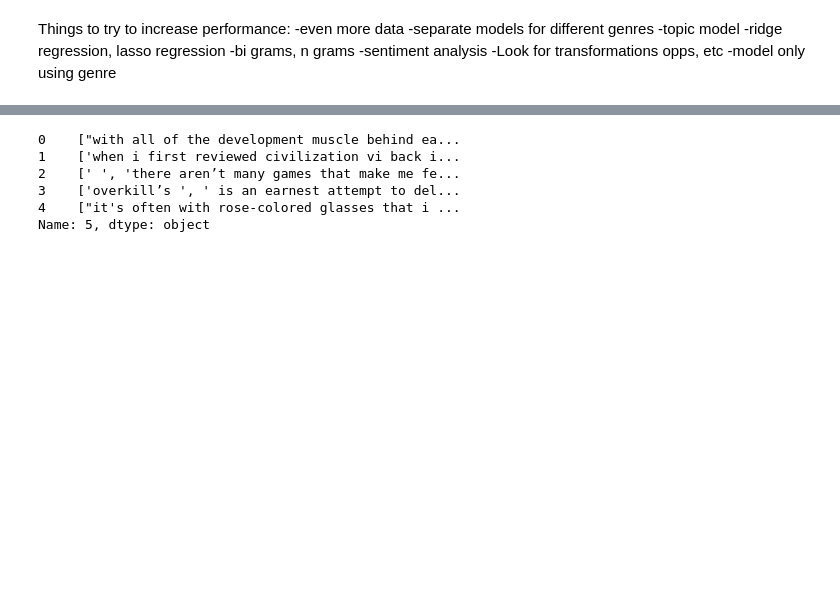
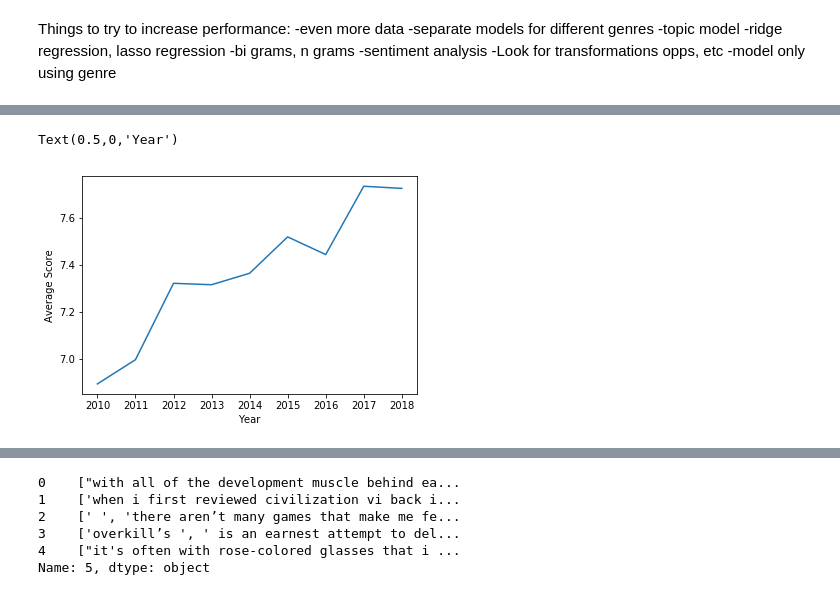
Before and after one commit to swgleave/Video-Game-Review-Score, a Jupyter notebook: Review Prediction-Combining 2nd dataset-Neural Networks.ipynb, the cells around one changed output, grey strips where cells are left out. Cells and saved outputs as stored; diff of their text form; code cells hidden in the pictures; blank space fills up the shorter version.

```diff
--- a/Review Prediction-Combining 2nd dataset-Neural Networks.ipynb
+++ b/Review Prediction-Combining 2nd dataset-Neural Networks.ipynb
@@ -62,0 +136,11 @@ text.shape
+# %%
+#how does average review score change over time?
+links['year'] = links[4].dt.year
+yearscore = links.groupby(['year']).mean()
+yearscore.reset_index(inplace = True)
+plt.plot(yearscore['year'], yearscore[1])
+plt.ylabel('Average Score')
+plt.xlabel('Year')
+# %% [output]
+Text(0.5,0,'Year')
+[figure, added]
```
Also changed, not shown: parts of 70 cells of this notebook, 2 other files.
